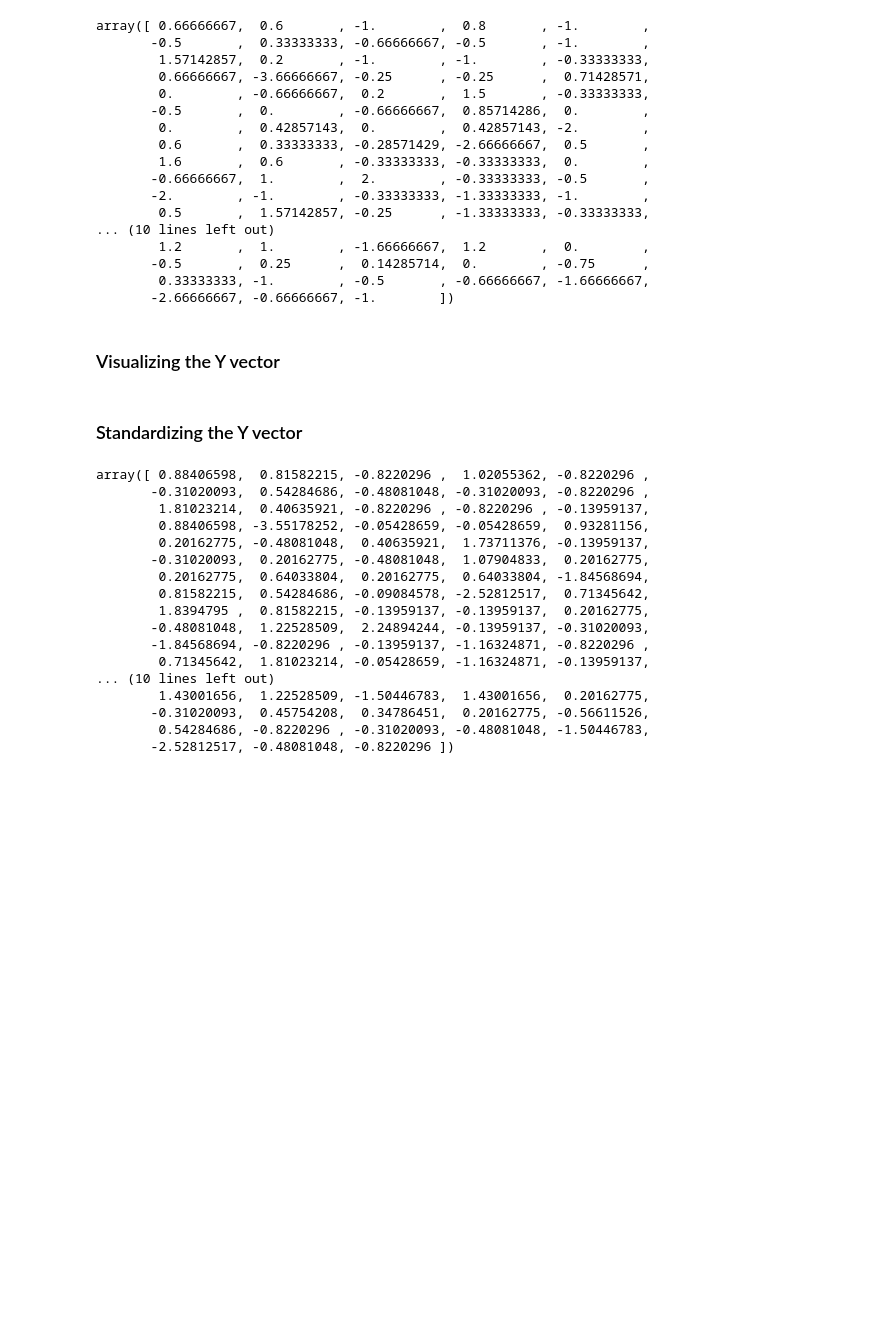
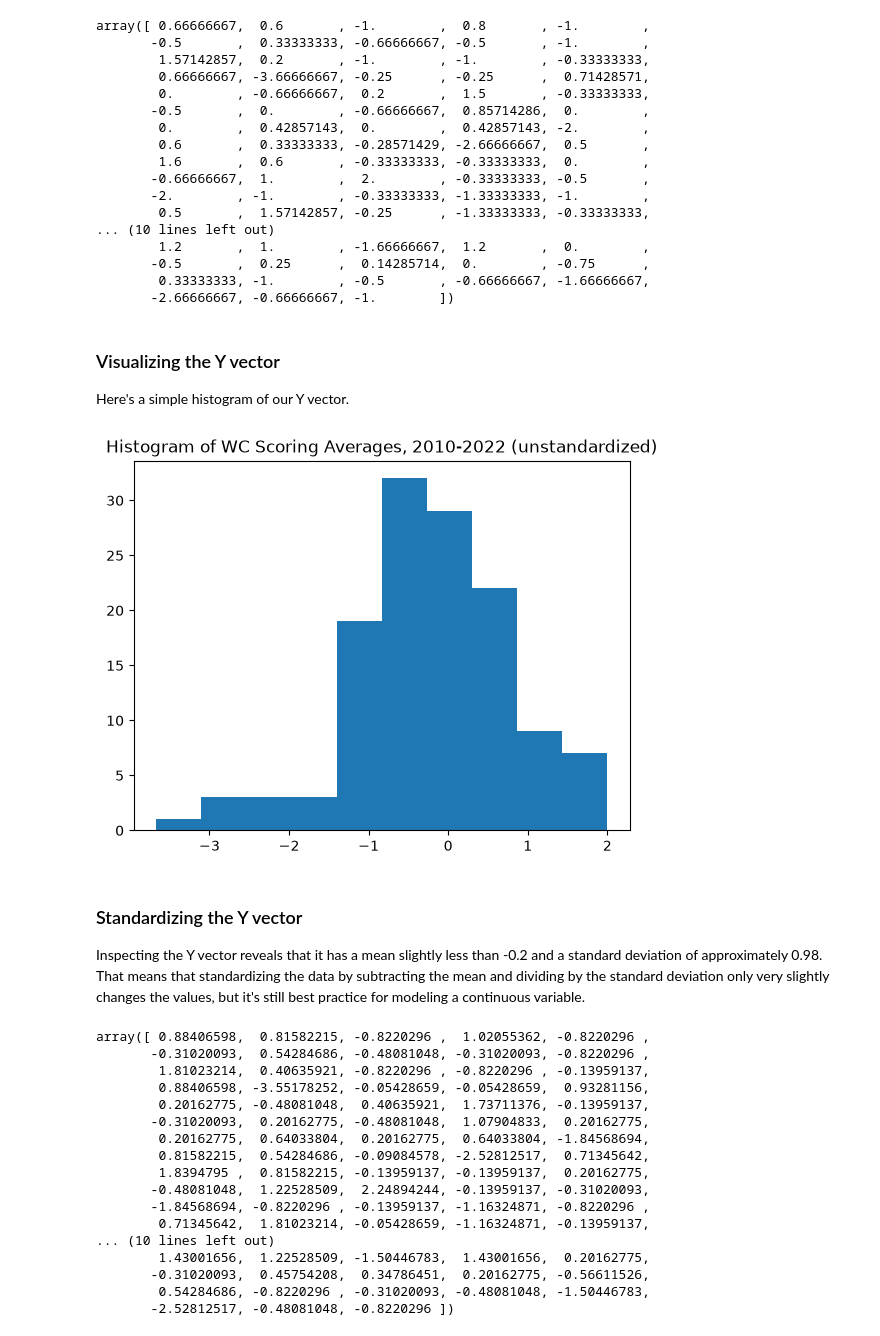
Before and after one commit to lcbogie/780_Group_Project_2026, a Jupyter notebook: FIFA_Ranking_and_T5League_Modeling/ranking_points_and_t5league_modeling.ipynb, the cells around one changed output. Saved outputs shown, nothing was run; the diff lists cells and outputs as text; code cells hidden in the pictures; blank space fills up the shorter version.

Commit message:
Finished constructing the Y vector; began work on the feature space in ranking points and t5leagues modeling.

```diff
--- a/FIFA_Ranking_and_T5League_Modeling/ranking_points_and_t5league_modeling.ipynb
+++ b/FIFA_Ranking_and_T5League_Modeling/ranking_points_and_t5league_modeling.ipynb
@@ -208,8 +208,17 @@ array([ 0.66666667,  0.6       , -1.        ,  0.8       , -1.        ,
        -2.66666667, -0.66666667, -1.        ])
 # %% [markdown]
 ### Visualizing the Y vector
+Here's a simple histogram of our Y vector.
+# %%
+fig, ax = plt.subplots()
+ax.hist(unstandardized_Y)
+ax.set_title('Histogram of WC Scoring Averages, 2010-2022 (unstandardized)')
+plt.show()
+# %% [output]
+[figure, added]
 # %% [markdown]
 ### Standardizing the Y vector
+Inspecting the Y vector reveals that it has a mean slightly less than -0.2 and a standard deviation of approximately 0.98. That means that standardizing the data by subtracting the mean and dividing by the standard deviation only very slightly changes the values, but it's still best practice for modeling a continuous variable.
 # %%
 Y_mean = np.mean(unstandardized_Y)
 Y_std_dev = np.std(unstandardized_Y)
```
Also changed, not shown: parts of 3 cells of this notebook, 1 other file.
